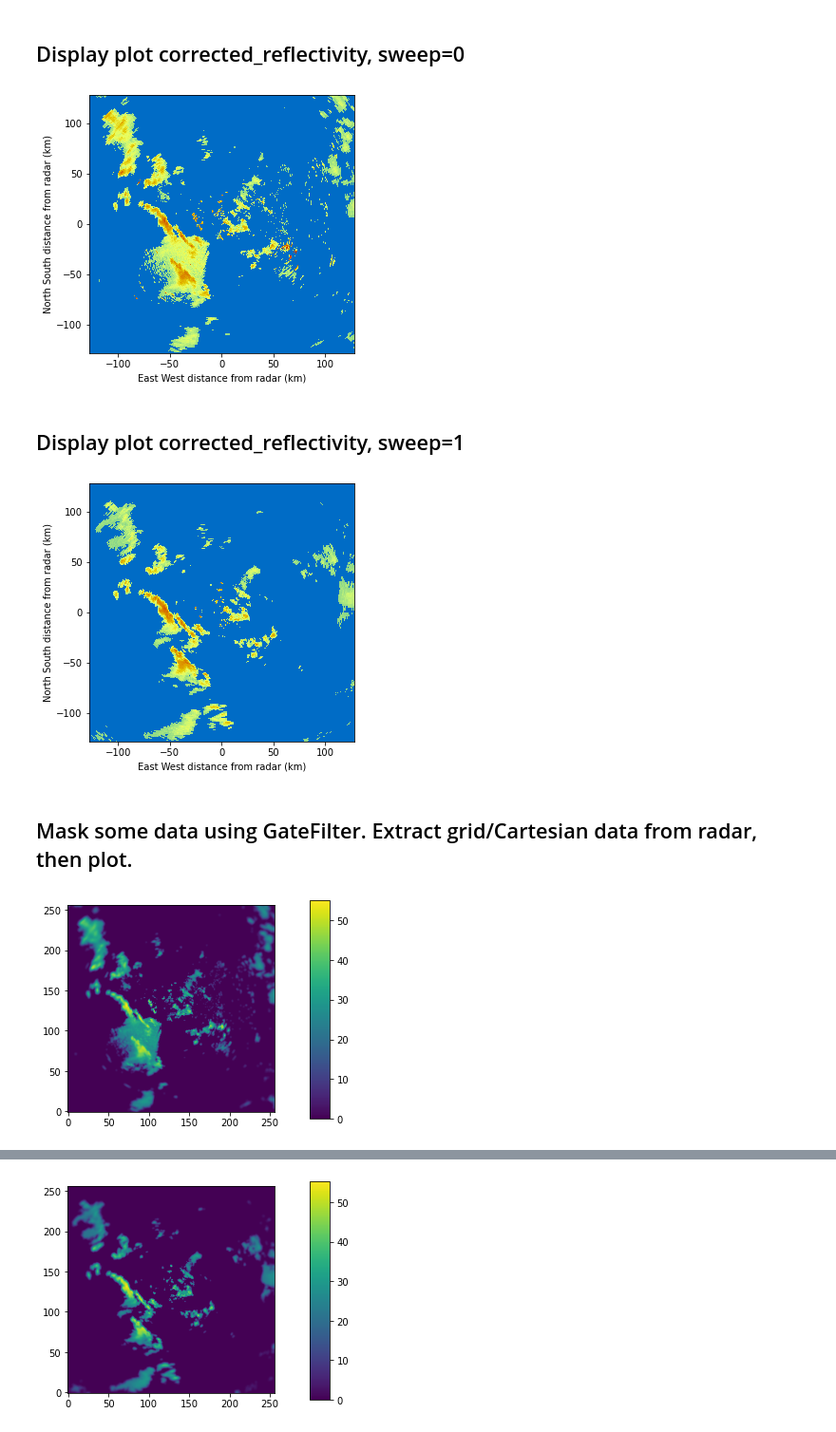
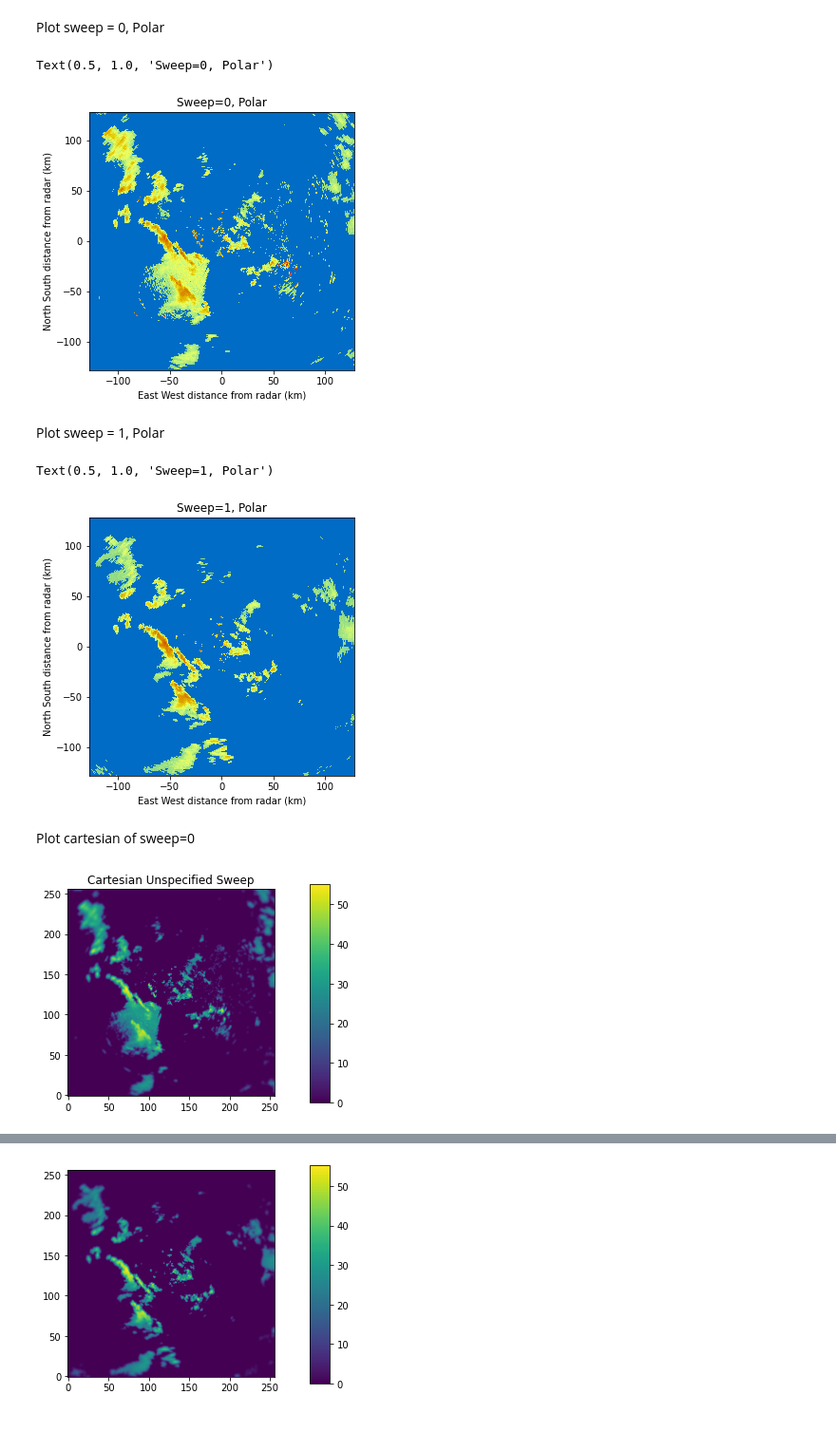
Before and after one commit to rolanvc-gmail/weather_TDA, a Jupyter notebook: radar_sweeps_nb.ipynb, the cells around one changed output, grey strips where cells are left out. Shown: that part at 95% size. Cells and saved outputs as stored; diff of their text form; code cells hidden in the pictures.

Commit message:
validated Frank's radar_sweeps_nb.ipynb

```diff
--- a/radar_sweeps_nb.ipynb
+++ b/radar_sweeps_nb.ipynb
@@ -35,7 +20,9 @@ from datetime import datetime, timedelta
 # %%
 uf_files = [x for x in os.listdir(os.getcwd()) if x.endswith('.uf')]
-radar = pyart.io.read(uf_files[2])
+the_file = uf_files[2]
+print(f"Using {the_file}")
+radar = pyart.io.read(the_file)
 radar.fields['corrected_reflectivity']['data'] = np.ma.masked_less(radar.fields['corrected_reflectivity']['data'],20) #mask radar values less than 20 dbz
 radar.fields['corrected_reflectivity']['data'] = radar.fields['corrected_reflectivity']['data'].filled(0)
-radar.info()
+# radar.info()
 # %% [output]
@@ -59,25 +30,29 @@ azimuth:
-# %% [markdown]
-## Display plot corrected_reflectivity, sweep=0
+# %% [markdown]
+Plot sweep = 0, Polar
 # %%
 display = pyart.graph.RadarDisplay(radar)
 fig, ax = plt.subplots(ncols=1,figsize=(5,5))
 display.plot('corrected_reflectivity',edges=True,sweep=0,vmin=0,mask_outside=True,colorbar_flag=False,title_flag=False)
 display.set_limits(xlim=(-128, 128), ylim=(-128, 128))
+plt.title("Sweep=0, Polar")
 # %% [output]
+Text(0.5, 1.0, 'Sweep=0, Polar')
-[figure, old version]
+[figure, new version]
-# %% [markdown]
-## Display plot corrected_reflectivity, sweep=1
+# %% [markdown]
+Plot sweep = 1, Polar
 # %%
 display = pyart.graph.RadarDisplay(radar)
 fig, ax = plt.subplots(ncols=1,figsize=(5,5))
 display.plot('corrected_reflectivity',edges=True,sweep=1,vmin=0,mask_outside=True,colorbar_flag=False,title_flag=False)
 display.set_limits(xlim=(-128, 128), ylim=(-128, 128))
+plt.title("Sweep=1, Polar")
 # %% [output]
+Text(0.5, 1.0, 'Sweep=1, Polar')
-[figure, old version]
+[figure, new version]
-# %% [markdown]
-## Mask some data using GateFilter.  Extract grid/Cartesian data from radar, then plot.
+# %% [markdown]
+Plot cartesian of sweep=0
 # %%
-gatefilter = pyart.filters.GateFilter(radar)  #investigate this....
+gatefilter = pyart.filters.GateFilter(radar)
 gatefilter.exclude_transition()
 gatefilter.exclude_masked('corrected_reflectivity')
 
@@ -85,9 +60,10 @@ grid = pyart.map.grid_from_radars(radar,grid_shape=(1,256,256),grid_limits=((0,2
 
 fig, ax = plt.subplots()
 im = ax.imshow(grid.fields['corrected_reflectivity']['data'][0],origin='lower')
-cax = plt.axes([0.85, 0.1, 0.05, 0.8]) #investigate this, too....
+plt.title("Cartesian Unspecified Sweep")
+cax = plt.axes([0.85, 0.1, 0.05, 0.8])
 fig.colorbar(im, cax=cax, orientation='vertical')
 plt.show()
 # %% [output]
-[figure, old version]
+[figure, new version]
 # %% [markdown]
```
Also changed, not shown: parts of 13 cells of this notebook, 2 other files.
